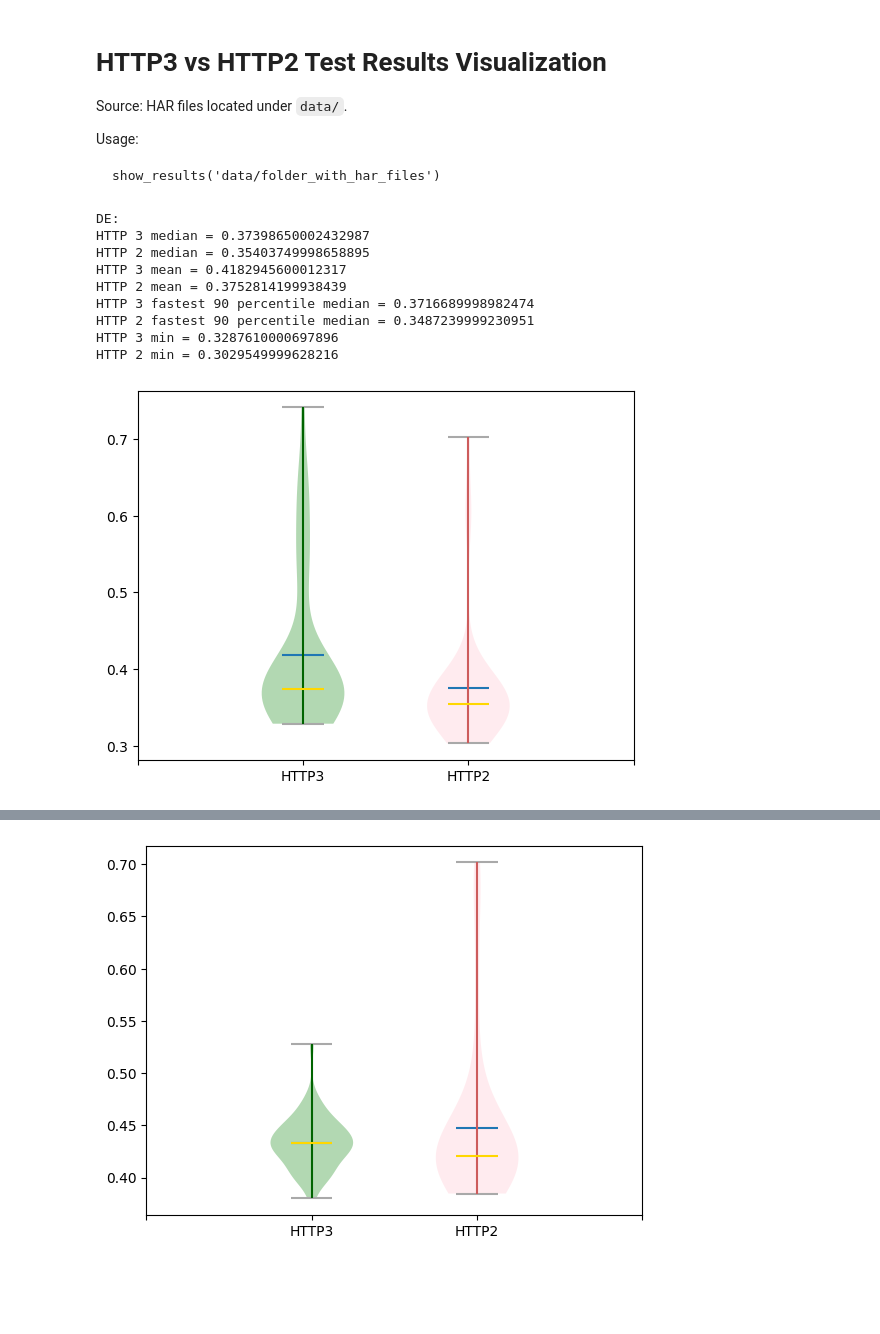
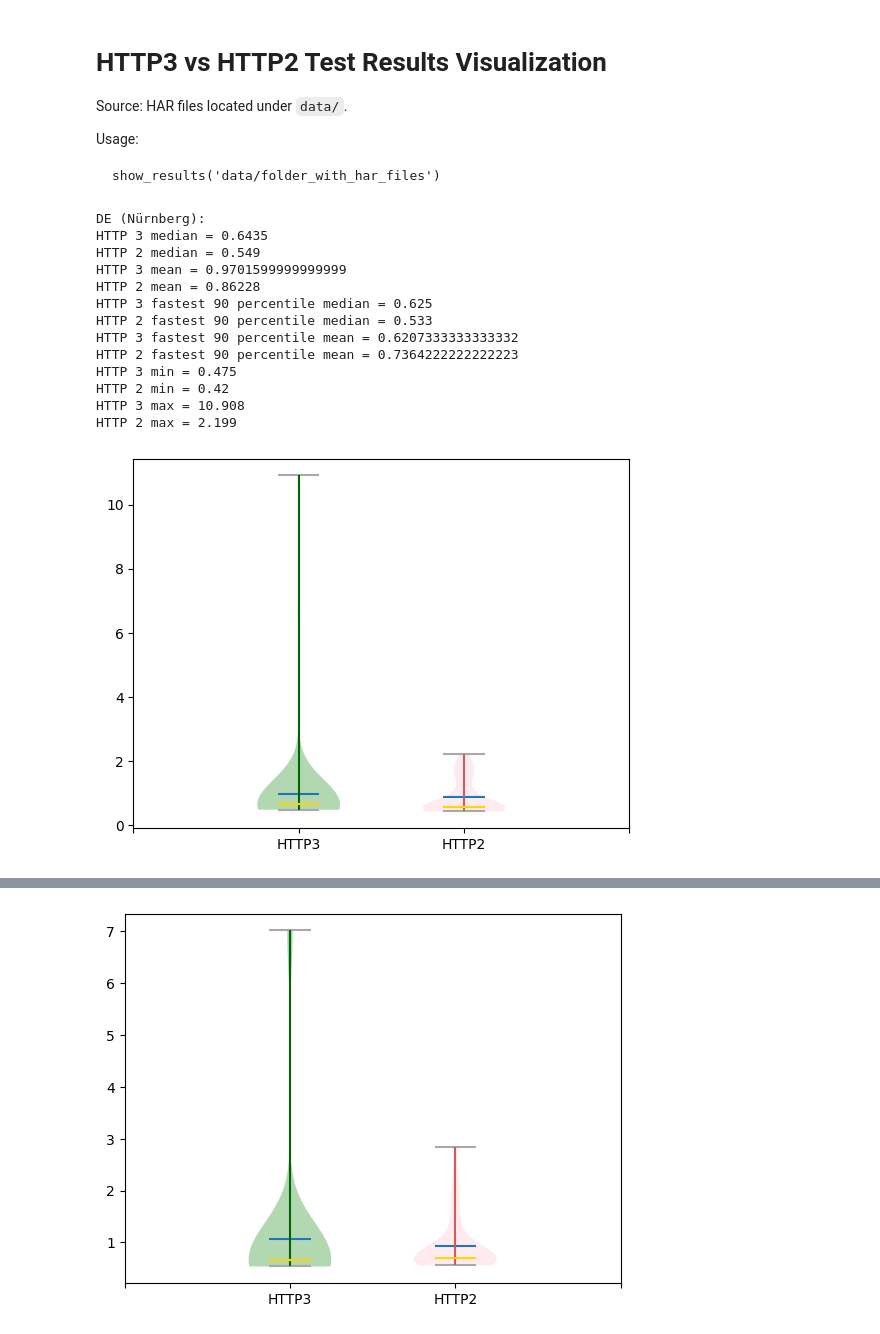
Before and after one commit to KiweeEu/http3-test-results, a Jupyter notebook: http3-test-results.ipynb, the cells around one changed output, grey strips where cells are left out. Drawn from its saved outputs; the diff is of its cells as text; code cells hidden in the pictures; blank space fills up the shorter version.

Commit message:
Modified request time summary method

```diff
--- a/http3-test-results.ipynb
+++ b/http3-test-results.ipynb
@@ -11,11 +11,19 @@ import numpy as np
 import json
 import glob
 import matplotlib.pyplot as plt
+import datetime
+import pytz
 
 def json_from_file(path):
     f = open(path, "r")
     json_data = json.loads(f.read())
     return json_data
+
+def to_timestamp(datetime_str):
+    dt = datetime.datetime.strptime(datetime_str, "%Y-%m-%dT%H:%M:%S.%fZ")
+    dt = dt.replace(tzinfo=pytz.UTC)
+    timestamp = dt.timestamp() * 1000
+    return int(timestamp)
 
 def summarize_response_time(json_data, include_script=True):
     """
@@ -29,13 +37,13 @@ def summarize_response_time(json_data, include_script=True):
     start_time = 0.0
     i = 0
     for entry in json_data['log']['entries']:
-        if float(entry['_requestTime']) > 0:
+        if entry['startedDateTime']:
             if not include_script and str(entry['_initiator_type']) == 'script':
                 break
-            if start_time == 0: start_time = float(entry['_requestTime'])
-            request_time = float(entry['_requestTime'])
-        i += 1
-    return request_time - start_time
+
+            if start_time == 0: start_time = to_timestamp(str(entry['startedDateTime']))
+            request_time = to_timestamp(str(entry['startedDateTime'])) + int(entry['time'])
+    return (request_time - start_time) / 1000
 
 
 def get_results(results_list, index, include_script=True):
@@ -73,44 +81,57 @@ def show_results(path, include_script=True):
     print('HTTP 2 median = ' + str(np.median(http2_y)))
     print('HTTP 3 mean = ' + str(np.mean(http3_y)))
     print('HTTP 2 mean = ' + str(np.mean(http2_y)))
     print('HTTP 3 fastest 90 percentile median = ' + str(np.median(get_lowest_values(http3_y, 90))))
     print('HTTP 2 fastest 90 percentile median = ' + str(np.median(get_lowest_values(http2_y, 90))))
+    print('HTTP 3 fastest 90 percentile mean = ' + str(np.mean(get_lowest_values(http3_y, 90))))
+    print('HTTP 2 fastest 90 percentile mean = ' + str(np.mean(get_lowest_values(http2_y, 90))))
     print('HTTP 3 min = ' + str(np.min(http3_y)))
     print('HTTP 2 min = ' + str(np.min(http2_y)))
-
+    print('HTTP 3 max = ' + str(np.max(http3_y)))
+    print('HTTP 2 max = ' + str(np.max(http2_y)))
     plot = plt.violinplot([http3_y, http2_y], showmedians=True, showmeans=True)
     plt.xticks(range(0, 4), ['', 'HTTP3', 'HTTP2', ''])
 
     bgcolors = ['green', 'pink']
     mediancolors = ['gold', 'gold']
     barcolors = ['darkgreen', 'indianred']
     extremescolors = ['darkgray', 'darkgray']
 
     for patch, color in zip(plot['bodies'], bgcolors):
         patch.set_facecolor(color)
         patch.set_edgecolor(None)
 
     plot['cmedians'].set_colors(mediancolors)
     plot['cmins'].set_colors(extremescolors)
     plot['cmaxes'].set_colors(extremescolors)
     plot['cbars'].set_colors(barcolors)
 
     plt.show()
 
-print("DE:")
+print("DE (Nürnberg):")
 show_results('data/de', False)
-print("FI:")
+print("FI (Helsinki):")
 show_results('data/fi', False)
-print("US:")
+print("US (East Coast):")
 show_results('data/us', False)
+print("PL (fiber):")
+show_results('data/pl-fiber', False)
+print("PL mobile LTE:")
+show_results('data/pl-mobile', False)
+print("PL mobile poor quality ~15% packets loss:")
+show_results('data/pl-mobile3g', False)
 # %% [output]
-DE:
-HTTP 3 median = 0.37398650002432987
-HTTP 2 median = 0.35403749998658895
-HTTP 3 mean = 0.4182945600012317
-HTTP 2 mean = 0.3752814199938439
-HTTP 3 fastest 90 percentile median = 0.3716689998982474
-HTTP 2 fastest 90 percentile median = 0.3487239999230951
-HTTP 3 min = 0.3287610000697896
-HTTP 2 min = 0.3029549999628216
+DE (Nürnberg):
+HTTP 3 median = 0.6435
+HTTP 2 median = 0.549
+HTTP 3 mean = 0.9701599999999999
+HTTP 2 mean = 0.86228
+HTTP 3 fastest 90 percentile median = 0.625
+HTTP 2 fastest 90 percentile median = 0.533
+HTTP 3 fastest 90 percentile mean = 0.6207333333333332
+HTTP 2 fastest 90 percentile mean = 0.7364222222222223
+HTTP 3 min = 0.475
+HTTP 2 min = 0.42
+HTTP 3 max = 10.908
+HTTP 2 max = 2.199
-[figure, old version]
+[figure, new version]
@@ -126 +151 @@ HTTP 2 min = 0.3848009999783244
-[figure, old version]
+[figure, new version]
```
Also changed, not shown: parts of 1 cell of this notebook.
